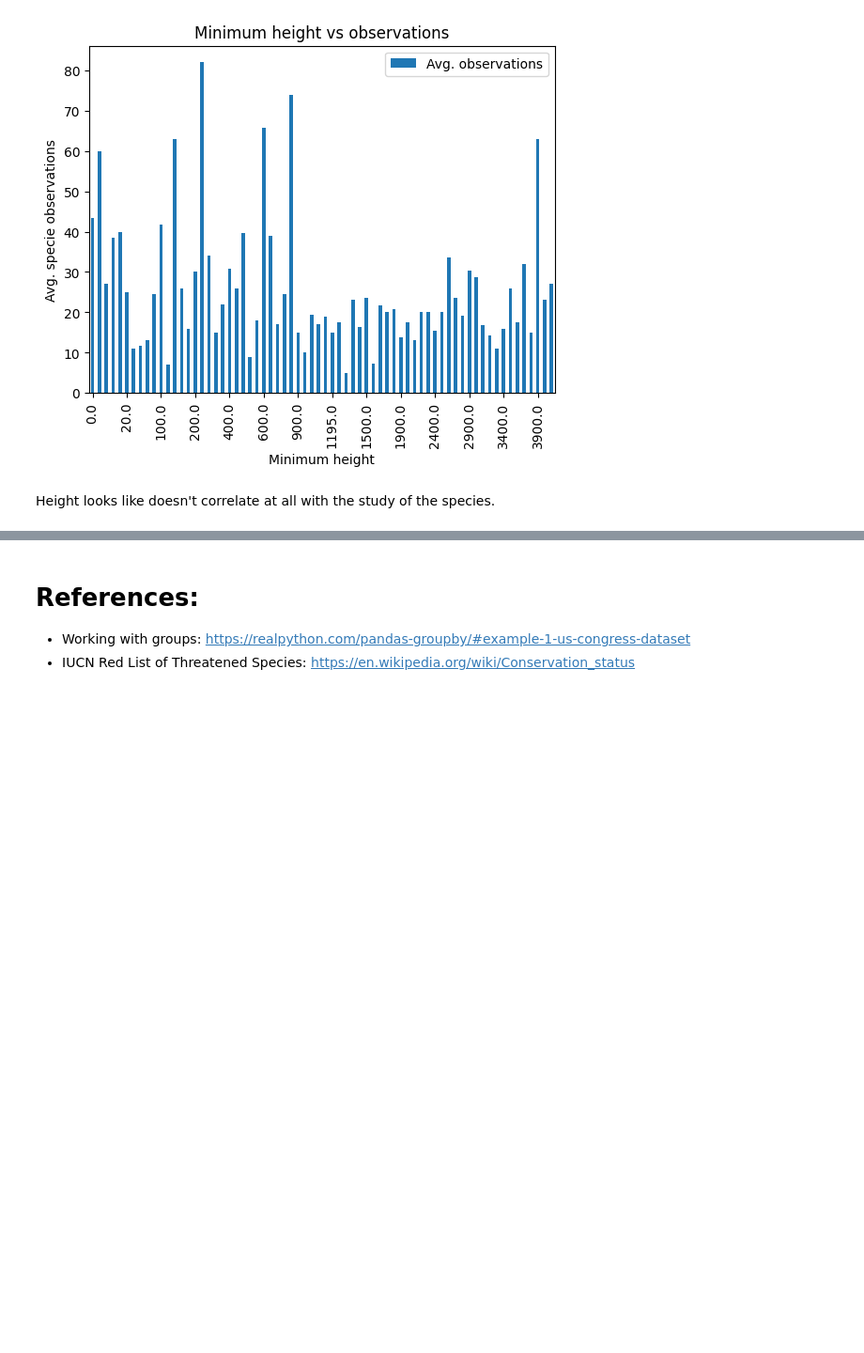
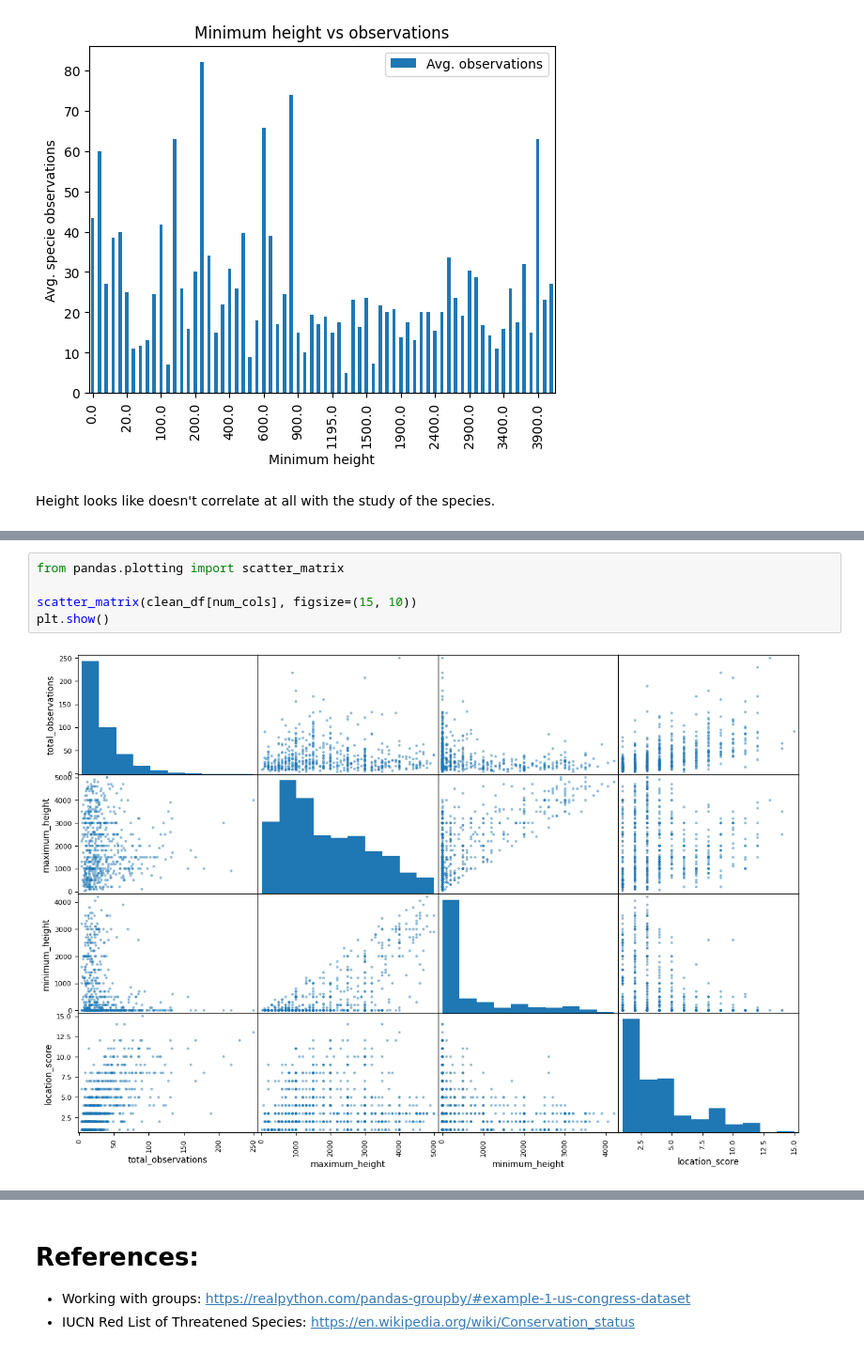
Before and after one commit to flawedvice/rasgos-cl-analysis, a Jupyter notebook: analysis.ipynb, the cells around one changed output, grey strips where cells are left out. Shown: that part at 94% size. Cells and saved outputs as stored; diff of their text form; blank space fills up the shorter version.

```diff
--- a/analysis.ipynb
+++ b/analysis.ipynb
@@ -390,0 +438,7 @@ Height looks like doesn't correlate at all with the study of the species.
+# %%
+from pandas.plotting import scatter_matrix
+
+scatter_matrix(clean_df[num_cols], figsize=(15, 10))
+plt.show()
+# %% [output]
+[figure, added]
```
Also changed, not shown: parts of 8 cells of this notebook.
